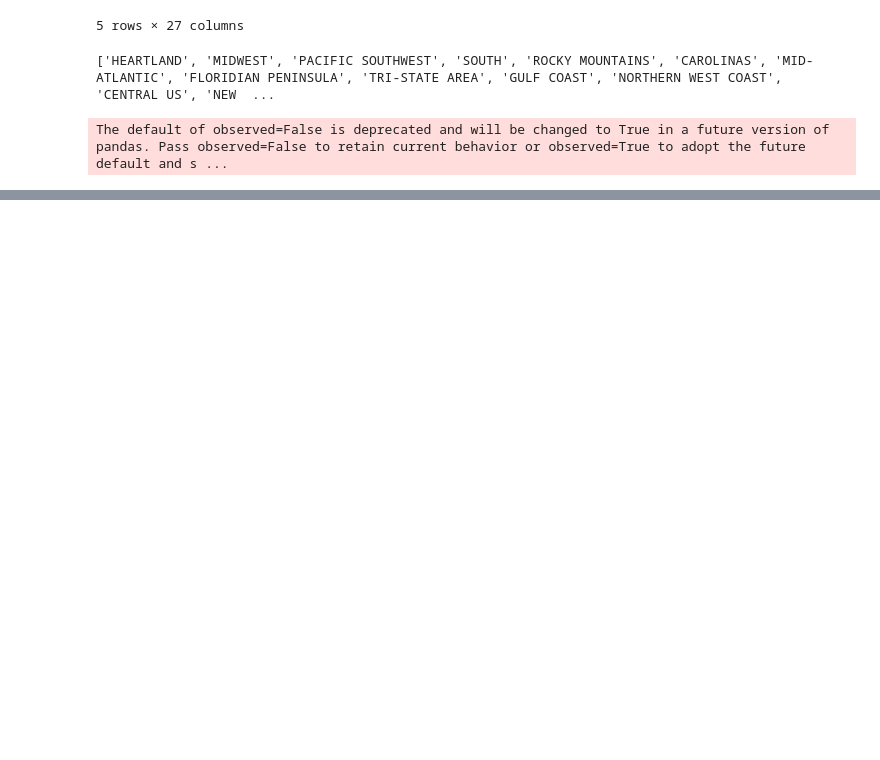
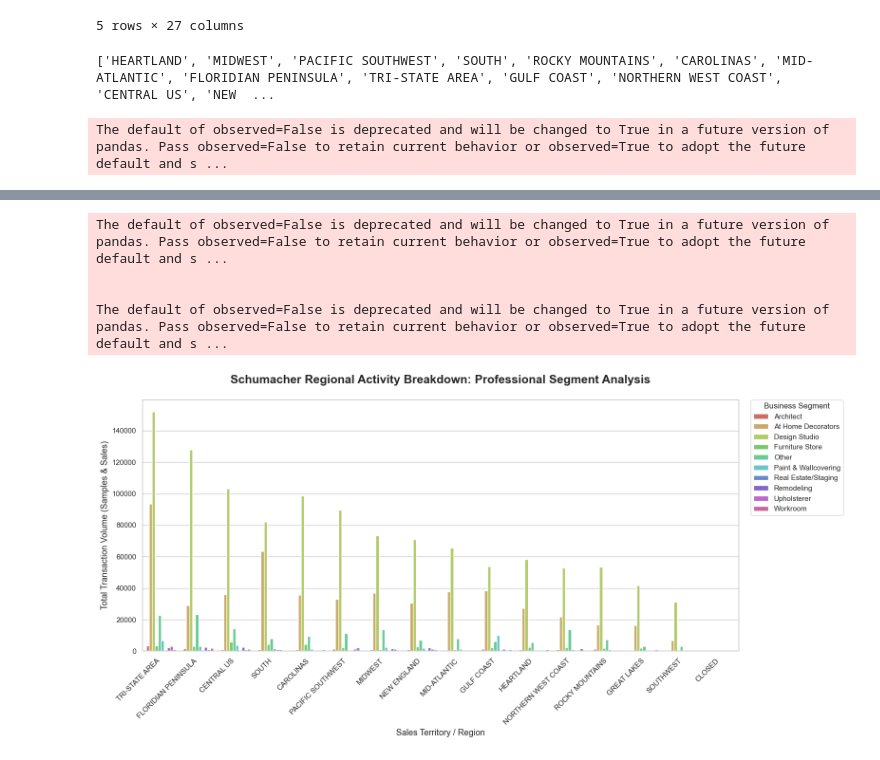
Before and after one commit to Avinash-patnaik/schumacher-customer-segmentation, a Jupyter notebook: notebooks/03_conversion_analysis.ipynb, the cells around one changed output, grey strips where cells are left out. Drawn from its saved outputs; the diff is of its cells as text; code cells hidden in the pictures; blank space fills up the shorter version.

```diff
--- a/notebooks/03_conversion_funnel_analysis.ipynb
+++ b/notebooks/03_conversion_analysis.ipynb
@@ -259,0 +304,36 @@ The default of observed=False is deprecated and will be changed to True in a fut
+# %%
+biz_region_split = df_master.groupby(['region', 'business_type']).size().reset_index(name='Activity_Count')
+# Sort by total activity per region for better visual hierarchy
+region_order = biz_region_split.groupby('region')['Activity_Count'].sum().sort_values(ascending=False).index
+
+plt.figure(figsize=(16, 8))
+
+# Use 'hls' palette for a professional rainbow/multi-color effect
+sns.set_style("whitegrid")
+ax = sns.barplot(
+    x='region',
+    y='Activity_Count',
+    hue='business_type',
+    data=biz_region_split,
+    order=region_order,
+    palette=sns.color_palette("hls", len(biz_region_split['business_type'].unique()))
+)
+
+plt.title('Schumacher Regional Activity Breakdown: Professional Segment Analysis', fontsize=18, fontweight='bold', pad=25)
+plt.ylabel('Total Transaction Volume (Samples & Sales)', fontsize=13)
+plt.xlabel('Sales Territory / Region', fontsize=13)
+
+# Perfecting x-axis alignment for professional clarity
+plt.xticks(rotation=45, ha='right', fontsize=11)
+
+# Position legend professionally to avoid visual clutter
+plt.legend(title='Business Segment', title_fontsize='12', bbox_to_anchor=(1.02, 1), loc='upper left', borderaxespad=0)
+
+plt.tight_layout()
+plt.show()
+# %% [output]
+The default of observed=False is deprecated and will be changed to True in a future version of pandas. Pass observed=False to retain current behavior or observed=True to adopt the future default and s ...
+
+
+The default of observed=False is deprecated and will be changed to True in a future version of pandas. Pass observed=False to retain current behavior or observed=True to adopt the future default and s ...
+[figure, added]
```
Also changed, not shown: parts of 2 cells of this notebook, 1 other file.
